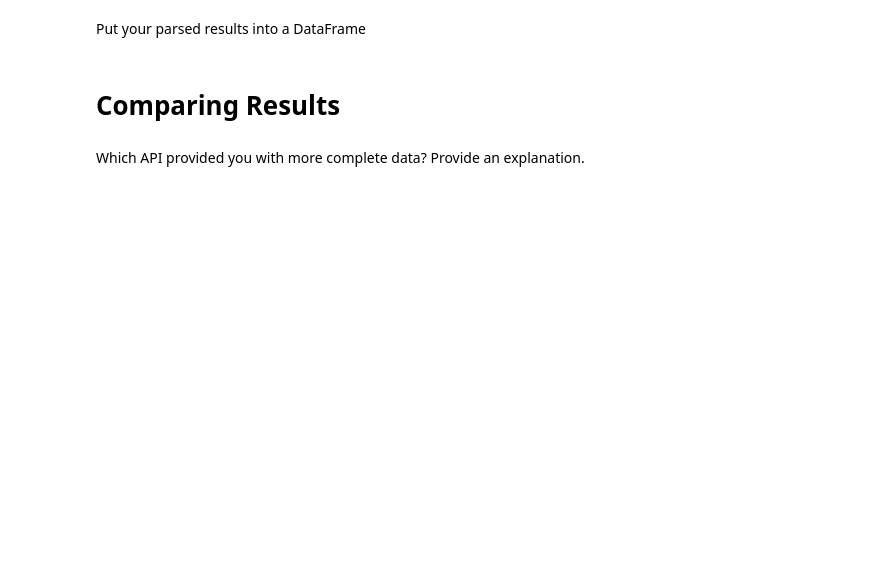
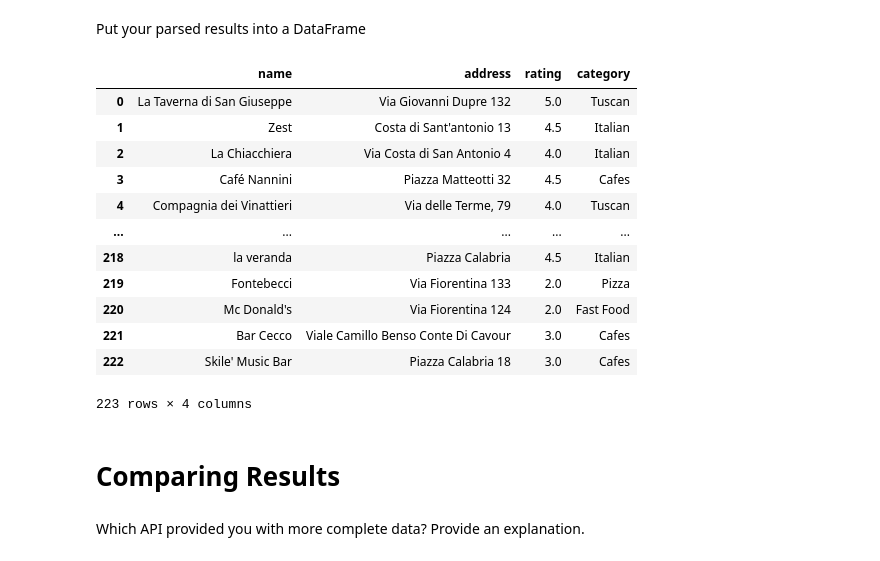
Before and after one commit to thonglamhai/statistical_modelling, a Jupyter notebook: notebooks/yelp_foursquare_EDA.ipynb, the cells around one changed output. Drawn from its saved outputs; the diff is of its cells as text; code cells hidden in the pictures; blank space fills up the shorter version.

Commit message:
update part 2 yelp and foursquare

```diff
--- a/notebooks/yelp_foursquare_EDA.ipynb
+++ b/notebooks/yelp_foursquare_EDA.ipynb
@@ -98,7 +98,16 @@ params_lst = [{
     'll' : '43.334640,11.304803',
     'radius': '1000'
 }]
-response = requests.get(url, params=params, headers=headers)
-res_json = response.json()
-res_json['results']
+
+
+# response = requests.get(url, params=params, headers=headers)
+# res_json = response.json()
+# res_json['results']
+res_json_lst = []
+for params in params_lst:
+    response = requests.get(url, params=params, headers=headers)
+    res_json = response.json()
+    res_json_lst.append(res_json)
+
+res_json_lst[0]
 # %% [output]
@@ -122,2 +131,15 @@ res_json['results']
 # %% [markdown]
 Parse through the response to get the POI (such as restaurants, bars, etc) details you want (ratings, name, location, etc)
+# %%
+res_lst = []
+for res_json in res_json_lst:
+    result = res_json['results']
+    for i in range(len(result)):
+        dict = {}
+        dict['name'] = result[i]['name']
+        dict['address'] = result[i]['location']['address']
+        if result[i]['categories']:
+            dict['category'] = result[i]['categories'][0]['name']
+        res_lst.append(dict)
+
+res_lst
@@ -130,2 +355,16 @@ Send a request to Yelp with a small radius (1000m) for all the bike stations in
 # %% [markdown]
 Parse through the response to get the POI (such as restaurants, bars, etc) details you want (ratings, name, location, etc)
+# %%
+yelp_res_lst = []
+for yelp_res_json in yelp_res_json_lst:
+    yelp_result = yelp_res_json['businesses']
+    for i in range(len(yelp_result)):
+        dict = {}
+        dict['name'] = yelp_result[i]['name']
+        dict['address'] = yelp_result[i]['location']['address1']
+        dict['rating'] = yelp_result[i]['rating']
+        if yelp_result[i]['categories']:
+            dict['category'] = yelp_result[i]['categories'][0]['title']
+        yelp_res_lst.append(dict)
+
+yelp_res_lst
@@ -132,5 +389,22 @@ Parse through the response to get the POI (such as restaurants, bars, etc) detai
 # %% [markdown]
 Put your parsed results into a DataFrame
+# %%
+df_yelp = pd.DataFrame(yelp_res_lst)
+df_yelp
+# %% [output]
+|  | name | address | rating | category |
+| 0 | La Taverna di San Giuseppe | Via Giovanni Dupre 132 | 5.0 | Tuscan |
+| 1 | Zest | Costa di Sant'antonio 13 | 4.5 | Italian |
+| 2 | La Chiacchiera | Via Costa di San Antonio 4 | 4.0 | Italian |
+| 3 | Café Nannini | Piazza Matteotti 32 | 4.5 | Cafes |
+| 4 | Compagnia dei Vinattieri | Via delle Terme, 79 | 4.0 | Tuscan |
+| ... | ... | ... | ... | ... |
+| 218 | la veranda | Piazza Calabria | 4.5 | Italian |
+| 219 | Fontebecci | Via Fiorentina 133 | 2.0 | Pizza |
+| 220 | Mc Donald's | Via Fiorentina 124 | 2.0 | Fast Food |
+| 221 | Bar Cecco | Viale Camillo Benso Conte Di Cavour | 3.0 | Cafes |
+| 222 | Skile' Music Bar | Piazza Calabria 18 | 3.0 | Cafes |
+223 rows × 4 columns
 # %% [markdown]
 # Comparing Results
 # %% [markdown]
```
Also changed, not shown: parts of 9 cells of this notebook.
